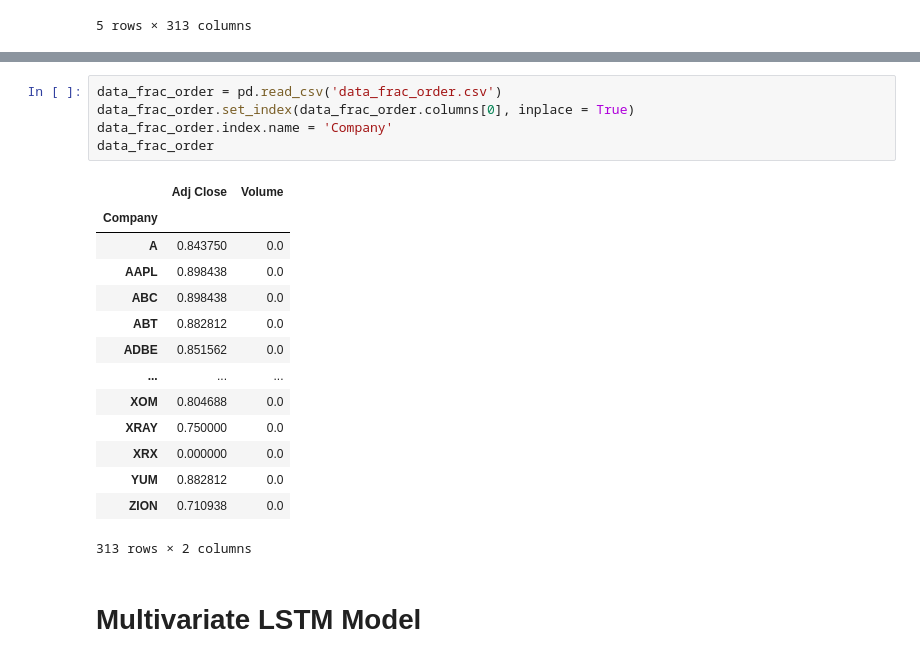
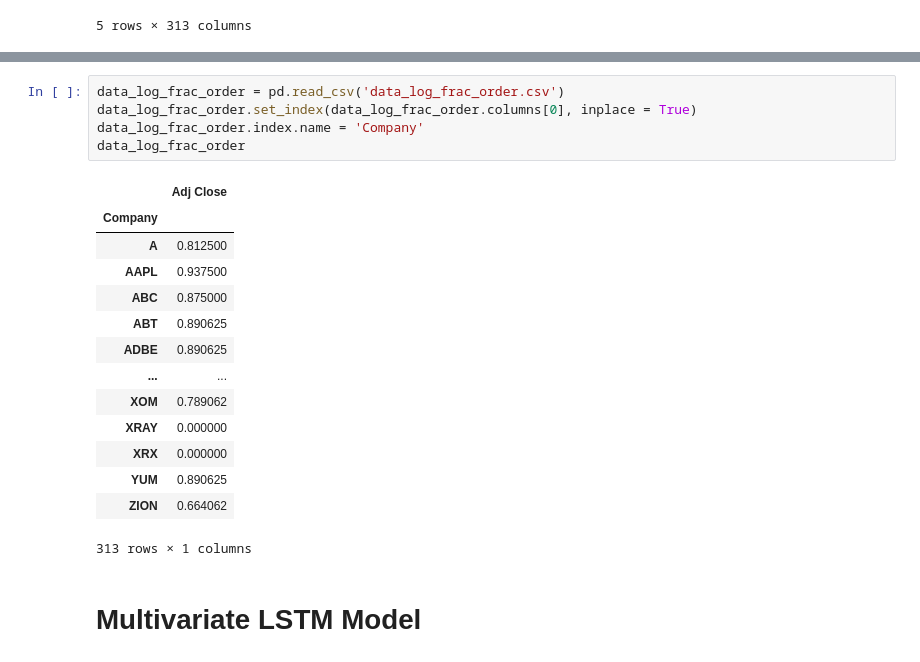
Before and after one commit to eldor-fozilov/FracLSTM-Portfolio, a Jupyter notebook: model_building.ipynb, the cells around one changed output, grey strips where cells are left out. Cells and saved outputs as stored; diff of their text form.

```diff
--- a/model_building.ipynb
+++ b/model_building.ipynb
@@ -111,23 +95,23 @@ data_volume.head()
 5 rows × 313 columns
 # %%
-data_frac_order = pd.read_csv('data_frac_order.csv')
-data_frac_order.set_index(data_frac_order.columns[0], inplace = True)
-data_frac_order.index.name = 'Company'
-data_frac_order
+data_log_frac_order = pd.read_csv('data_log_frac_order.csv')
+data_log_frac_order.set_index(data_log_frac_order.columns[0], inplace = True)
+data_log_frac_order.index.name = 'Company'
+data_log_frac_order
 # %% [output]
-|  | Adj Close | Volume |
-| Company |  |  |
-| A | 0.843750 | 0.0 |
-| AAPL | 0.898438 | 0.0 |
-| ABC | 0.898438 | 0.0 |
-| ABT | 0.882812 | 0.0 |
-| ADBE | 0.851562 | 0.0 |
-| ... | ... | ... |
-| XOM | 0.804688 | 0.0 |
-| XRAY | 0.750000 | 0.0 |
-| XRX | 0.000000 | 0.0 |
-| YUM | 0.882812 | 0.0 |
-| ZION | 0.710938 | 0.0 |
+|  | Adj Close |
+| Company |  |
+| A | 0.812500 |
+| AAPL | 0.937500 |
+| ABC | 0.875000 |
+| ABT | 0.890625 |
+| ADBE | 0.890625 |
+| ... | ... |
+| XOM | 0.789062 |
+| XRAY | 0.000000 |
+| XRX | 0.000000 |
+| YUM | 0.890625 |
+| ZION | 0.664062 |
-313 rows × 2 columns
+313 rows × 1 columns
 # %% [markdown]
 # Multivariate LSTM Model
```
Also changed, not shown: parts of 38 cells of this notebook.
